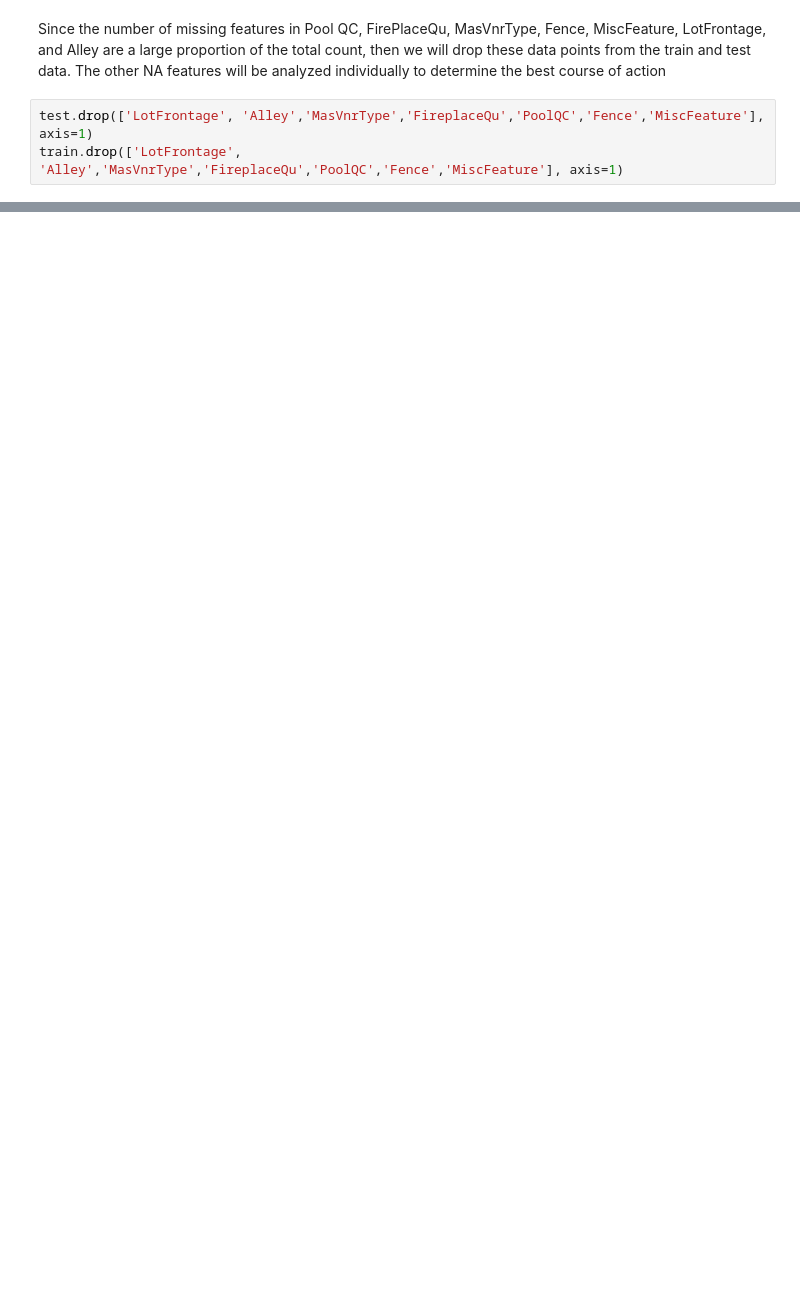
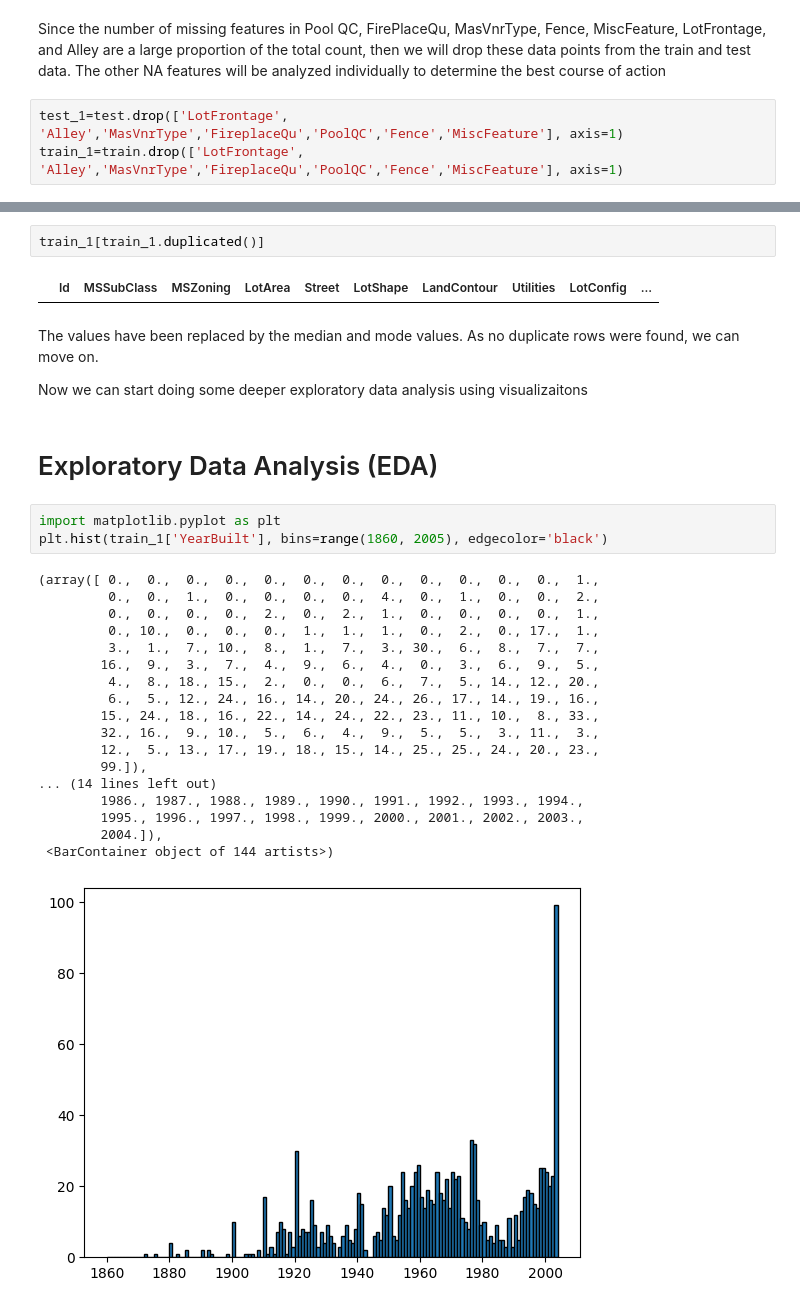
Before and after one commit to nzmel/Housing-Price-Prediction, a Jupyter notebook: notebook1644f977fa.ipynb, the cells around one changed output, grey strips where cells are left out. Saved outputs shown, nothing was run; the diff lists cells and outputs as text; blank space fills up the shorter version.

```diff
--- a/notebook1644f977fa.ipynb
+++ b/notebook1644f977fa.ipynb
@@ -71,5 +73,5 @@ dtype: int64
 Since the number of missing features in Pool QC, FirePlaceQu, MasVnrType, Fence, MiscFeature, LotFrontage, and Alley are a large proportion of the total count, then we will drop these data points from the train and test data.
 The other NA features will be analyzed individually to determine the best course of action
 # %%
-test.drop(['LotFrontage', 'Alley','MasVnrType','FireplaceQu','PoolQC','Fence','MiscFeature'], axis=1)
-train.drop(['LotFrontage', 'Alley','MasVnrType','FireplaceQu','PoolQC','Fence','MiscFeature'], axis=1)
+test_1=test.drop(['LotFrontage', 'Alley','MasVnrType','FireplaceQu','PoolQC','Fence','MiscFeature'], axis=1)
+train_1=train.drop(['LotFrontage', 'Alley','MasVnrType','FireplaceQu','PoolQC','Fence','MiscFeature'], axis=1)
@@ -89,0 +151,32 @@ train.drop(['LotFrontage', 'Alley','MasVnrType','FireplaceQu','PoolQC','Fence','
+# %%
+train_1[train_1.duplicated()]
+# %% [output]
+|  | Id | MSSubClass | MSZoning | LotArea | Street | LotShape | LandContour | Utilities | LotConfig | ... |
+# %% [markdown]
+The values have been replaced by the median and mode values. As no duplicate rows were found, we can move on.
+
+Now we can start doing some deeper exploratory data analysis using visualizaitons
+# %% [markdown]
+# Exploratory Data Analysis (EDA)
+# %%
+import matplotlib.pyplot as plt
+plt.hist(train_1['YearBuilt'], bins=range(1860, 2005), edgecolor='black')
+# %% [output]
+(array([ 0.,  0.,  0.,  0.,  0.,  0.,  0.,  0.,  0.,  0.,  0.,  0.,  1.,
+         0.,  0.,  1.,  0.,  0.,  0.,  0.,  4.,  0.,  1.,  0.,  0.,  2.,
+         0.,  0.,  0.,  0.,  2.,  0.,  2.,  1.,  0.,  0.,  0.,  0.,  1.,
+         0., 10.,  0.,  0.,  0.,  1.,  1.,  1.,  0.,  2.,  0., 17.,  1.,
+         3.,  1.,  7., 10.,  8.,  1.,  7.,  3., 30.,  6.,  8.,  7.,  7.,
+        16.,  9.,  3.,  7.,  4.,  9.,  6.,  4.,  0.,  3.,  6.,  9.,  5.,
+         4.,  8., 18., 15.,  2.,  0.,  0.,  6.,  7.,  5., 14., 12., 20.,
+         6.,  5., 12., 24., 16., 14., 20., 24., 26., 17., 14., 19., 16.,
+        15., 24., 18., 16., 22., 14., 24., 22., 23., 11., 10.,  8., 33.,
+        32., 16.,  9., 10.,  5.,  6.,  4.,  9.,  5.,  5.,  3., 11.,  3.,
+        12.,  5., 13., 17., 19., 18., 15., 14., 25., 25., 24., 20., 23.,
+        99.]),
+... (14 lines left out)
+        1986., 1987., 1988., 1989., 1990., 1991., 1992., 1993., 1994.,
+        1995., 1996., 1997., 1998., 1999., 2000., 2001., 2002., 2003.,
+        2004.]),
+ <BarContainer object of 144 artists>)
+[figure, added]
```
Also changed, not shown: parts of 18 cells of this notebook.
